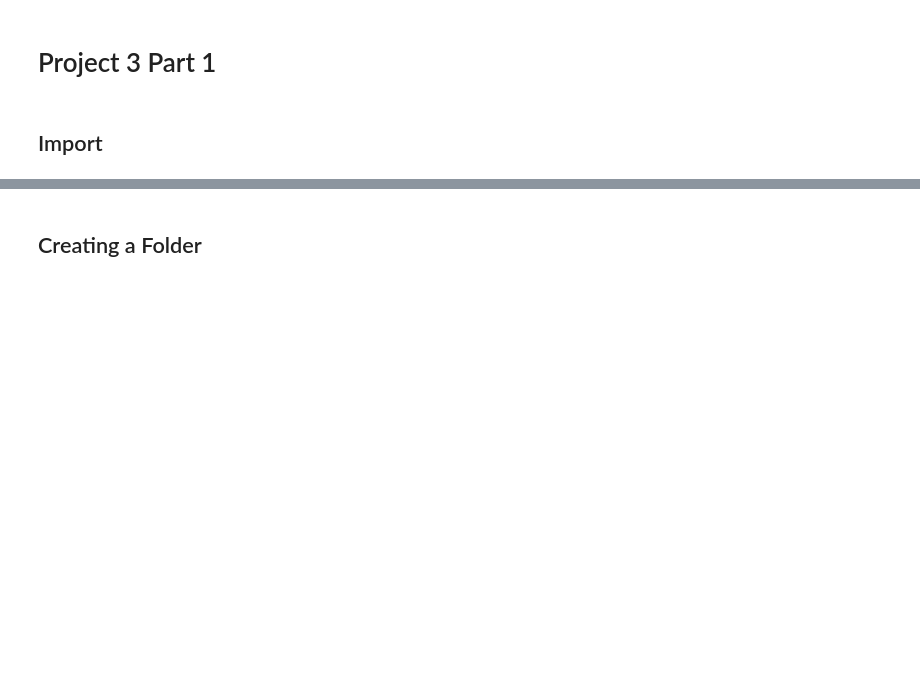
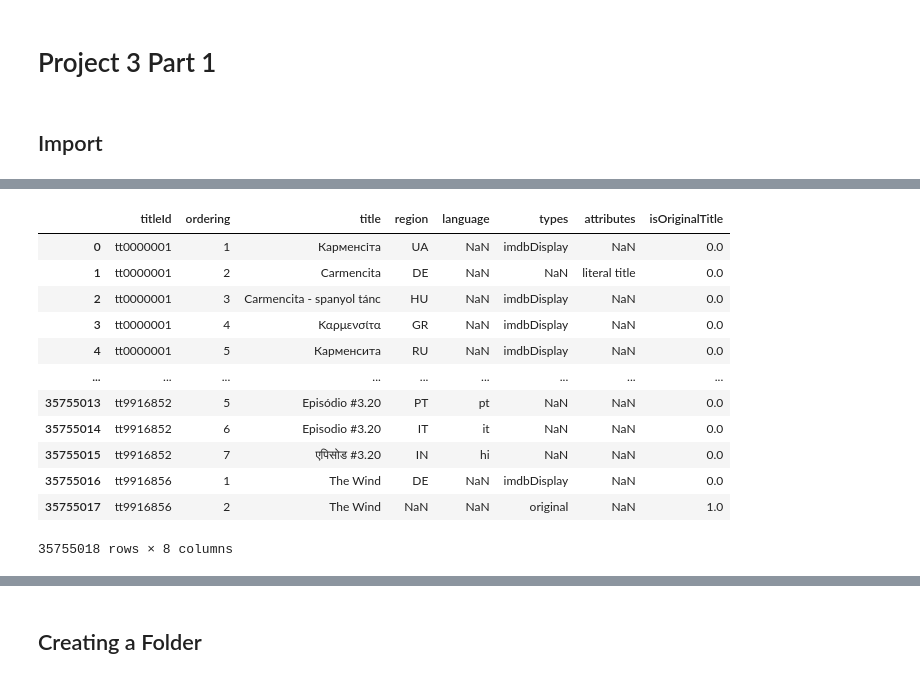
Before and after one commit to CaillahR/Project-3-Part-1, a Jupyter notebook: Project 3 part 1.ipynb, the cells around one changed output, grey strips where cells are left out. Saved outputs shown, nothing was run; the diff lists cells and outputs as text; code cells hidden in the pictures; blank space fills up the shorter version.

```diff
--- a/Project 3 part 1.ipynb
+++ b/Project 3 part 1.ipynb
@@ -65,0 +57,24 @@ ratings.info()
+# %%
+for temp_df2 in basics:
+        #### COMBINED WORKFLOW FROM ABOVE
+    ## Replace "\N" with np.nan
+    temp_df2.replace({'\\N':np.nan},inplace=True)
+    ## Eliminate movies that are null for runtimeMinute, genres, and startYear
+    temp_df2 = temp_df2.dropna(subset=['runtimeMinutes','genres','startYear'])
+
+    ## NOTE: THERE ARE ADDITIONAL REQUIRED FILTERING STEPS FOR THE PROJECT NOT SHOWN HERE
+    ### Convert startyear to numeric for slicing
+    ## convert numeric features
+    temp_df2['startYear'] = temp_df2['startYear'].astype(float)
+    ## keep startYear 2000-2022
+    temp_df2 = temp_df2[(temp_df2['startYear']>=2000)&(temp_df2['startYear']<2022)]
+
+    ### Saving chunk to disk
+    fname2= f'Data/title_basics_chunk_{chunk_num:03d}.csv.gz'
+    temp_df2.to_csv(fname2, compression='gzip')
+    print(f"- Saved {fname2}")
+
+    ## increment chunk_num
+    chunk_num+=1
+## Closing the reader now that we are done looping through the file
+basics.close()
@@ -65,0 +186,23 @@ ratings.info()
+# %%
+
+df_list2 = []
+for file2 in chunked_files2:
+    temp_df2 = pd.read_csv(file2, index_col=0, low_memory = False)
+    df_list2.append(temp_df2)
+    ## Concatenating the list of dfs into 1 combined
+basics_combined = pd.concat(df_list2)
+basics_combined
+# %% [output]
+|  | titleId | ordering | title | region | language | types | attributes | isOriginalTitle |
+| 0 | tt0000001 | 1 | Карменсіта | UA | NaN | imdbDisplay | NaN | 0.0 |
+| 1 | tt0000001 | 2 | Carmencita | DE | NaN | NaN | literal title | 0.0 |
+| 2 | tt0000001 | 3 | Carmencita - spanyol tánc | HU | NaN | imdbDisplay | NaN | 0.0 |
+| 3 | tt0000001 | 4 | Καρμενσίτα | GR | NaN | imdbDisplay | NaN | 0.0 |
+| 4 | tt0000001 | 5 | Карменсита | RU | NaN | imdbDisplay | NaN | 0.0 |
+| ... | ... | ... | ... | ... | ... | ... | ... | ... |
+| 35755013 | tt9916852 | 5 | Episódio #3.20 | PT | pt | NaN | NaN | 0.0 |
+| 35755014 | tt9916852 | 6 | Episodio #3.20 | IT | it | NaN | NaN | 0.0 |
+| 35755015 | tt9916852 | 7 | एपिसोड #3.20 | IN | hi | NaN | NaN | 0.0 |
+| 35755016 | tt9916856 | 1 | The Wind | DE | NaN | imdbDisplay | NaN | 0.0 |
+| 35755017 | tt9916856 | 2 | The Wind | NaN | NaN | original | NaN | 1.0 |
+35755018 rows × 8 columns
```
Also changed, not shown: parts of 43 cells of this notebook, 1 other file.
